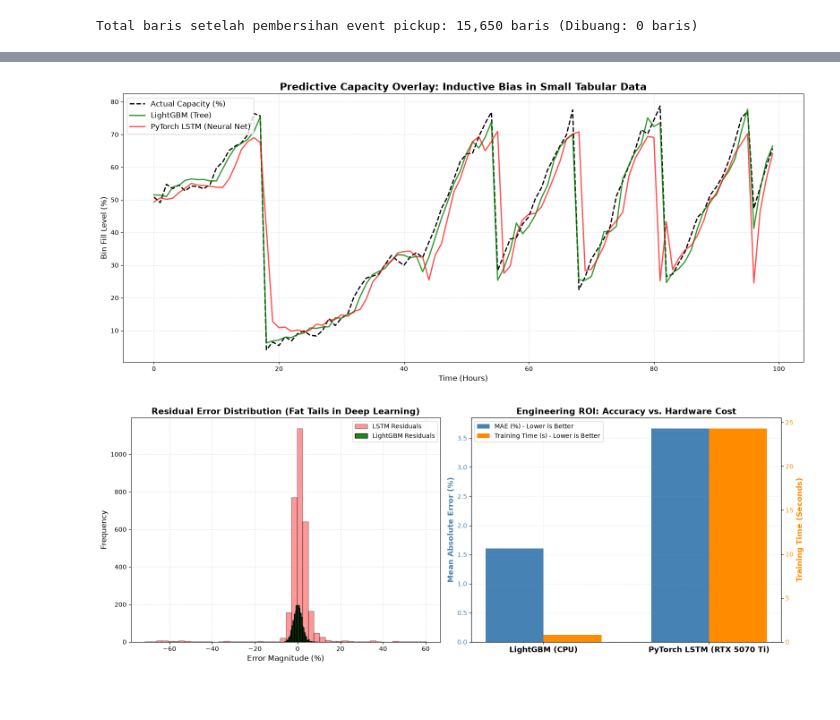
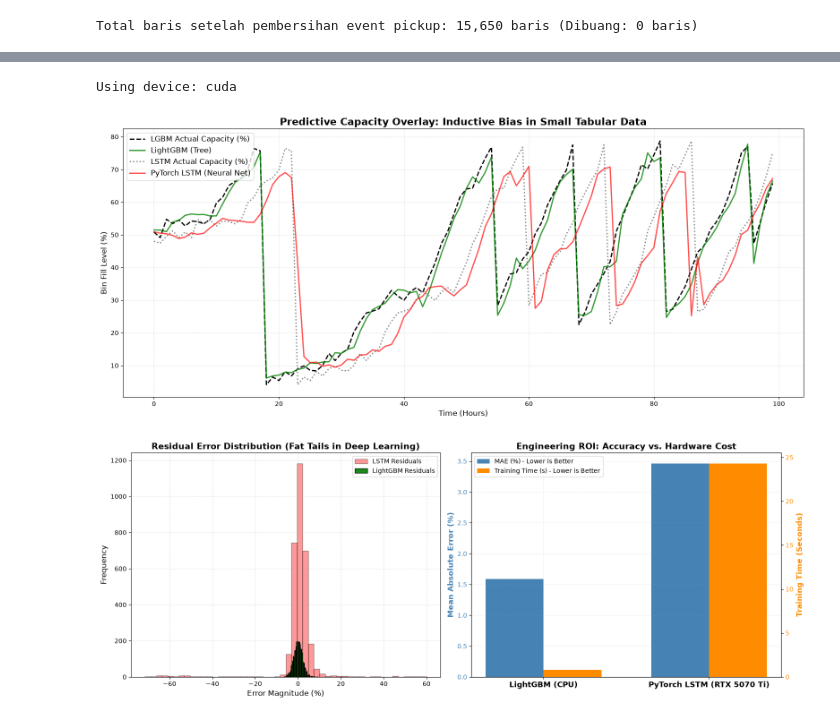
Before and after one commit to AntonTian/IOT-Model-Training, a Jupyter notebook: comparative_analysis.ipynb, the cells around one changed output, grey strips where cells are left out. Cells and saved outputs as stored; diff of their text form; code cells hidden in the pictures.

```diff
--- a/comparative_analysis.ipynb
+++ b/comparative_analysis.ipynb
@@ -55,15 +55,18 @@ target = 'target_next_hour'
 
 split_timestamp = df_clean['timestamp_unix'].quantile(0.8)
 train_mask = df_clean['timestamp_unix'] <= split_timestamp
-test_mask = df_clean['timestamp_unix'] > split_timestamp
+test_mask  = df_clean['timestamp_unix'] >  split_timestamp
 
 X_train_raw = df_clean.loc[train_mask, features].values
-X_test_raw = df_clean.loc[test_mask, features].values
-y_test_raw = df_clean.loc[test_mask, target].values
+X_test_raw  = df_clean.loc[test_mask,  features].values
+y_test_raw  = df_clean.loc[test_mask,  target].values
 
 scaler = StandardScaler()
 X_train_scaled = scaler.fit_transform(X_train_raw)
-X_test_scaled = scaler.transform(X_test_raw)
+X_test_scaled  = scaler.transform(X_test_raw)
+
+df_scaled = df_clean.copy()
+df_scaled[features] = scaler.transform(df_clean[features])
 # %%
 lgbm_model = joblib.load('model/lightgbm_smartbin_16days_final.pkl')
 lgbm_preds = lgbm_model.predict(X_test_raw)
@@ -77,57 +108,63 @@ X_test_seq = create_sequences(X_test_scaled, SEQ_LENGTH)
 # %%
 class SmartBinLSTM(nn.Module):
-    def __init__(self, input_size, hidden_size, num_layers, output_size, dropout_rate):
-        super(SmartBinLSTM, self).__init__()
+    def __init__(self, input_size, hidden_size, num_layers, output_size, dropout_rate=0.0):
+        super().__init__()
         self.hidden_size = hidden_size
         self.num_layers = num_layers
         lstm_drop = dropout_rate if num_layers > 1 else 0.0
-        self.lstm = nn.LSTM(input_size, hidden_size, num_layers, batch_first=True, dropout=lstm_drop)
+        self.lstm = nn.LSTM(input_size, hidden_size, num_layers,
+                            batch_first=True, dropout=lstm_drop)
+        self.dropout = nn.Dropout(dropout_rate)
         self.fc = nn.Linear(hidden_size, output_size)
 
     def forward(self, x):
-        h0 = torch.zeros(self.num_layers, x.size(0), self.hidden_size).to(x.device)
-        c0 = torch.zeros(self.num_layers, x.size(0), self.hidden_size).to(x.device)
+        h0 = torch.zeros(self.num_layers, x.size(0), self.hidden_size, device=x.device)
+        c0 = torch.zeros(self.num_layers, x.size(0), self.hidden_size, device=x.device)
         out, _ = self.lstm(x, (h0, c0))
-        return self.fc(out[:, -1, :]).squeeze()
-
-def create_sequences(X, seq_length):
-    return np.array([X[i:(i + seq_length)] for i in range(len(X) - seq_length)])
+        out = self.dropout(out[:, -1, :])
+        return self.fc(out)
 # %%
 SEQ_LENGTH = 5
-X_test_seq = create_sequences(X_test_scaled, SEQ_LENGTH)
 
 device = torch.device('cuda' if torch.cuda.is_available() else 'cpu')
-lstm_model = SmartBinLSTM(len(features), 64, 1, 1, 0.4077).to(device)
+print(f"Using device: {device}")
+lstm_model = SmartBinLSTM(len(features), 64, 1, 1, 0.14193709724733977).to(device)
 lstm_model.load_state_dict(torch.load('model/lstm_smartbin_16days_final.pth', weights_only=True))
 lstm_model.eval()
 
 with torch.no_grad():
-    X_tensor = torch.tensor(X_test_seq, dtype=torch.float32).to(device)
-    lstm_preds = lstm_model(X_tensor).cpu().numpy()
+    X_tensor = torch.tensor(X_te, dtype=torch.float32).to(device)
+    lstm_preds = lstm_model(X_tensor).cpu().numpy().flatten()
+# %% [output]
+Using device: cuda
 # %%
-actuals_aligned = y_test_raw[SEQ_LENGTH:]
+actuals_lstm = y_te
+
+actuals_lgbm = y_test_raw[SEQ_LENGTH:]
 lgbm_aligned = lgbm_preds[SEQ_LENGTH:]
 
 WINDOW_START = 200
 WINDOW_END = 300
 
 plt.figure(figsize=(16, 7))
-plt.plot(actuals_aligned[WINDOW_START:WINDOW_END], label='Actual Capacity (%)', color='black', linewidth=2, linestyle='--')
+plt.plot(actuals_lgbm[WINDOW_START:WINDOW_END], label='LGBM Actual Capacity (%)', color='black', linewidth=2, linestyle='--')
 plt.plot(lgbm_aligned[WINDOW_START:WINDOW_END], label='LightGBM (Tree)', color='green', linewidth=2, alpha=0.8)
+
+plt.plot(actuals_lstm[WINDOW_START:WINDOW_END], label='LSTM Actual Capacity (%)', color='grey', linewidth=2, linestyle=':')
 plt.plot(lstm_preds[WINDOW_START:WINDOW_END], label='PyTorch LSTM (Neural Net)', color='red', linewidth=2, alpha=0.7)
 
 plt.title('Predictive Capacity Overlay: Inductive Bias in Small Tabular Data', fontsize=16, fontweight='bold')
 plt.xlabel('Time (Hours)', fontsize=12)
 plt.ylabel('Bin Fill Level (%)', fontsize=12)
 plt.legend(loc='upper left', fontsize=12)
 plt.grid(True, linestyle=':', alpha=0.6)
 plt.tight_layout()
 plt.show()
 # %% [output]
-[figure, old version]
+[figure, new version]
 # %%
-lgbm_residuals = actuals_aligned - lgbm_aligned
-lstm_residuals = actuals_aligned - lstm_preds
+lgbm_residuals = actuals_lgbm - lgbm_aligned
+lstm_residuals = actuals_lstm - lstm_preds
 
 fig, (ax1, ax2) = plt.subplots(1, 2, figsize=(16, 6))
 
@@ -141,7 +178,8 @@ ax1.legend(loc='upper right')
 ax1.grid(True, linestyle=':', alpha=0.6)
 
 models = ['LightGBM (CPU)', 'PyTorch LSTM (RTX 5070 Ti)']
-mae_scores = [1.6079, 3.6643]
+
+mae_scores = [mean_absolute_error(actuals_lgbm, lgbm_aligned), mean_absolute_error(actuals_lstm, lstm_preds)]
 train_times = [0.8, 24.3]
 
 x = np.arange(len(models))
@@ -168,5 +206,5 @@ ax2.grid(True, linestyle=':', alpha=0.4)
 plt.tight_layout()
 plt.show()
 # %% [output]
-[figure, old version]
+[figure, new version]
 # %%
```
Also changed, not shown: parts of 2 cells of this notebook.
